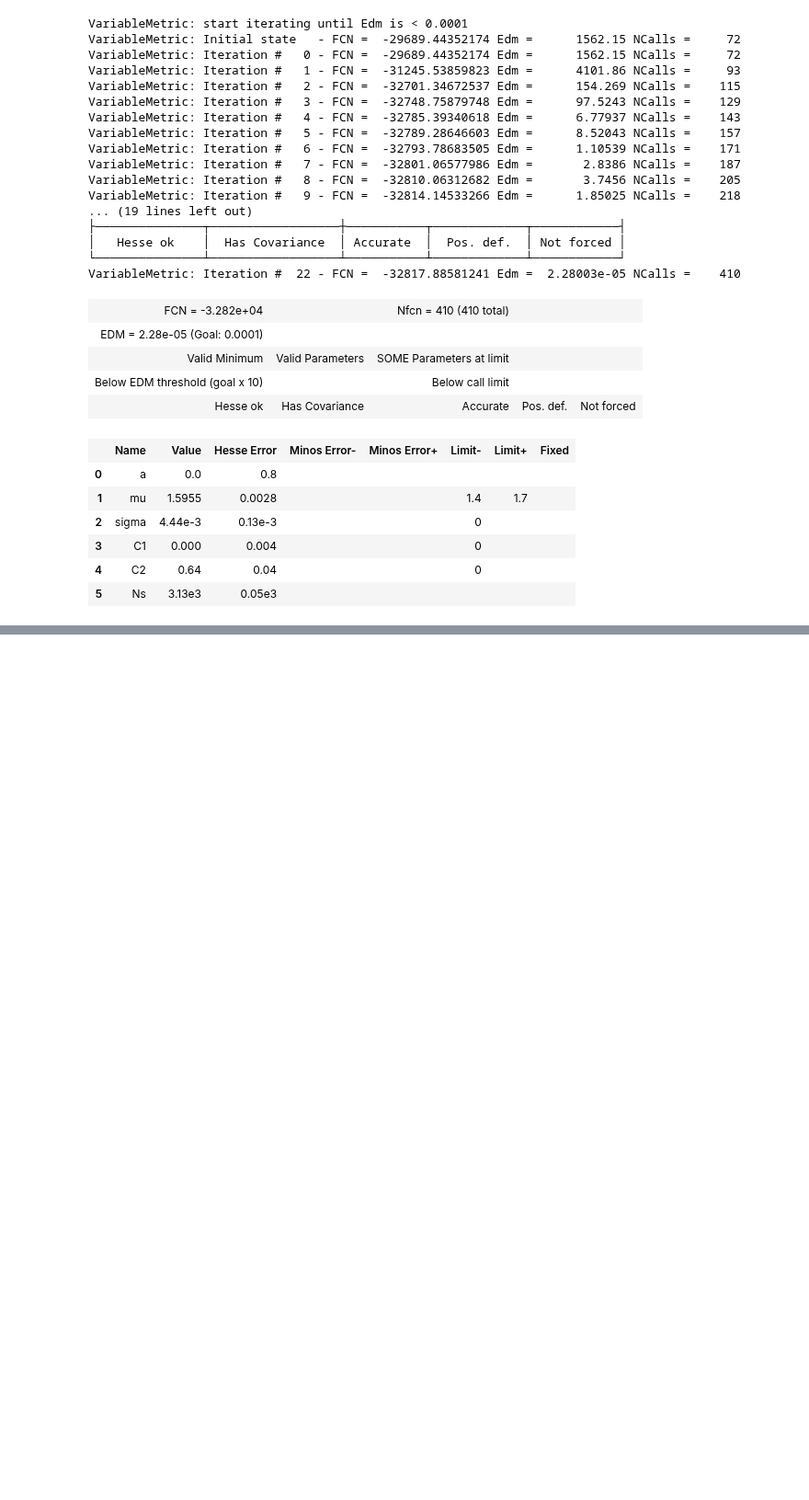
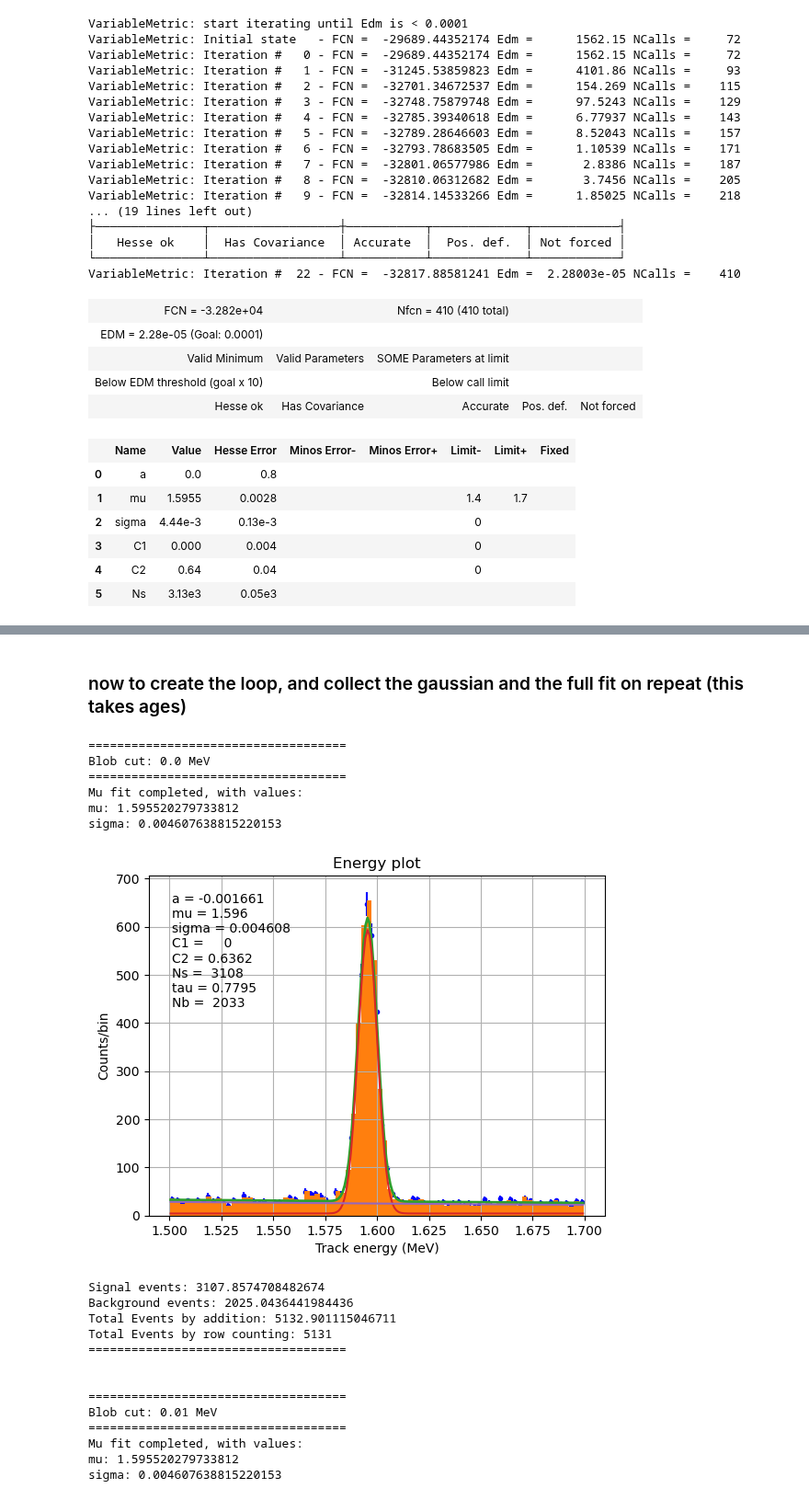
Before and after one commit to jwaiton/next_misc, a Jupyter notebook: FOM_merge&fit/iminuitfit.ipynb, the cells around one changed output, grey strips where cells are left out. Shown at 92% size. Drawn from its saved outputs; the diff is of its cells as text; code cells hidden in the pictures; blank space fills up the shorter version.

```diff
--- a/FOM_merge&fit/iminuitfit.ipynb
+++ b/FOM_merge&fit/iminuitfit.ipynb
@@ -229,0 +354,9 @@ iminuit version: 2.25.2
+# %%
+def add_element(dict, key, value):
+    if key not in dict:
+        dict[key] = value
+    #dict[key].append(value)
+
+# pull out the relevant values
+fit_params = {}
+[add_element(fit_params, m_sb.params[i][1],m_sb.params[i][2]) for i in range(len(m_sb.params))]
@@ -229,0 +397,2 @@ iminuit version: 2.25.2
+# %% [markdown]
+### now to create the loop, and collect the gaussian and the full fit on repeat (this takes ages)
@@ -229,0 +484,69 @@ iminuit version: 2.25.2
+# %%
+for i in range(len(cut_list)):
+    # generate data
+    blob_data = cut_tracks[0][(cut_tracks[0]['eblob2'] > cut_list[i])]
+    print("")
+    print("")
+    print("====================================")
+    print("Blob cut: {} MeV".format(cut_list[i]))
+    print("====================================")
+    # fit gaussian for mu and sigma
+    #holder = gaussian_fit(blob_data)
+    #mu = holder[0]
+    #sigma = holder[1]
+
+    # apriori
+    g_p0 = [500, 1.6, 0.01]
+    g_labels = ['A', 'mu', 'sigma']
+    binning = 80
+    g_popt, g_pcov = func.histogram_fit(func.gauss, blob_data, binning, g_p0, g_labels)
+    # set mu and sigma
+    mu      = g_popt[1]
+    sigma   = g_popt[2]
+
+    print("Mu fit completed, with values:\nmu: {}\nsigma: {}".format(mu,sigma))
+    holder_sb = sb_fit(blob_data, mu, sigma, C1, C2, plot = True)
+
+    ns_l.append(holder_sb[0])
+    nb_l.append(holder_sb[1])
+
+    print("Signal events: {}\nBackground events: {}\nTotal Events by addition: {}\nTotal Events by row counting: {}".format(ns_l[i], nb_l[i],nb_l[i] + ns_l[i], len(blob_data.index)))
+
+    # efficiency and background rej
+    e_check = ns_l[i]/ns_l[0]
+    b_check = nb_l[i]/nb_l[0]
+    fom_check = e_check/np.sqrt(b_check)
+
+    e.append(e_check)
+    b.append(b_check)
+    fom.append(fom_check)
+
+        # errors for fom
+    e_err.append(func.ratio_error(e[i],ns_l[i],ns_l[0],np.sqrt(ns_l[i]),np.sqrt(ns_l[0])))
+    b_err.append(func.ratio_error(b[i],nb_l[i],nb_l[0],np.sqrt(nb_l[i]),np.sqrt(nb_l[0])))
+    fom_err.append(func.fom_error(e[i], b[i], e_err[i], b_err[i]))
+
+    del blob_data, mu, sigma, g_popt, g_pcov, holder_sb
+
+    print("====================================")
+# %% [output]
+====================================
+Blob cut: 0.0 MeV
+====================================
+Mu fit completed, with values:
+mu: 1.595520279733812
+sigma: 0.004607638815220153
+[figure, added]
+Signal events: 3107.8574708482674
+Background events: 2025.0436441984436
+Total Events by addition: 5132.901115046711
+Total Events by row counting: 5131
+====================================
+
+
+====================================
+Blob cut: 0.01 MeV
+====================================
+Mu fit completed, with values:
+mu: 1.595520279733812
+sigma: 0.004607638815220153
```
Also changed, not shown: parts of 20 cells of this notebook, 1 other file.
